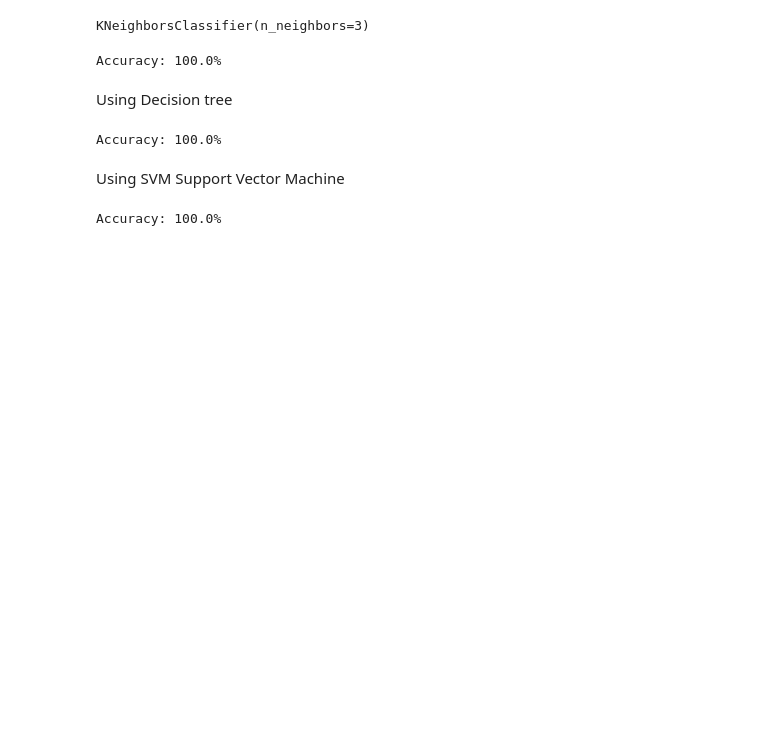
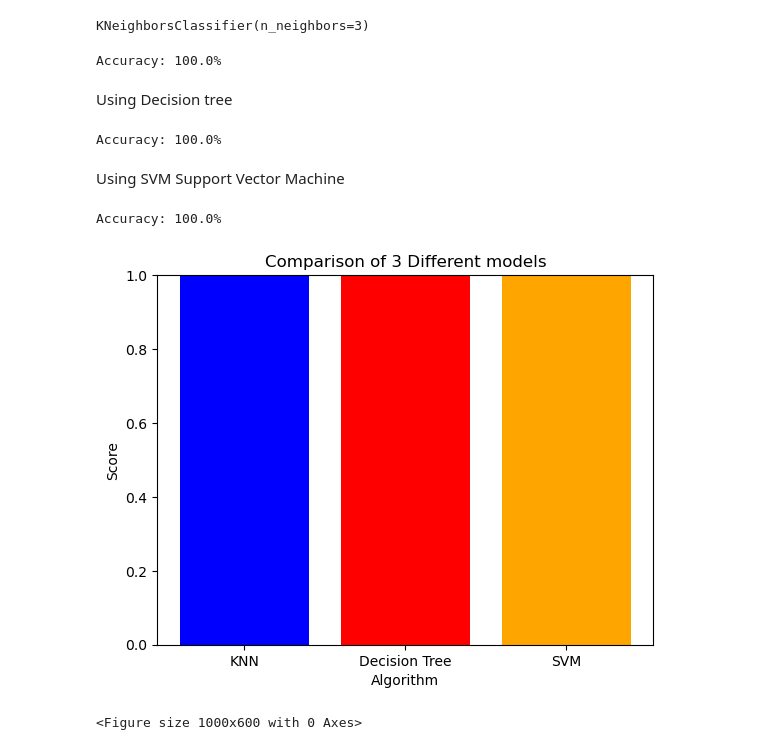
Before and after one commit to DeMoN-7/Iris-Flower-Classification, a Jupyter notebook: main.ipynb, the cells around one changed output. Drawn from its saved outputs; the diff is of its cells as text; code cells hidden in the pictures; blank space fills up the shorter version.

Commit message:
plotting graphs

```diff
--- a/main.ipynb
+++ b/main.ipynb
@@ -96,8 +96,8 @@ KNeighborsClassifier(n_neighbors=3)
 # Predicting using testing data
 y_pred=knn.predict(x_test)
 #calculating the accuracy score by comparing the test data and predicted data
-accuracy=accuracy_score(y_test,y_pred)
-print("Accuracy: "+str(accuracy*100)+"%")
+KNN_accuracy=accuracy_score(y_test,y_pred)
+print("Accuracy: "+str(KNN_accuracy*100)+"%")
 # %% [output]
 Accuracy: 100.0%
 # %% [markdown]
@@ -110,8 +110,8 @@ tree.fit(x_train,y_train)
 # Predicting data using model
 y_pred=tree.predict(x_test)
 # calculating accuracy by comparing test data and predicted data
-accuracy=accuracy_score(y_test,y_pred)
-print("Accuracy: "+str(accuracy*100)+"%")
+tree_accuracy=accuracy_score(y_test,y_pred)
+print("Accuracy: "+str(tree_accuracy*100)+"%")
 # %% [output]
 Accuracy: 100.0%
 # %% [markdown]
@@ -122,9 +122,22 @@ svc=SVC()
 # training the model using training data
 svc.fit(x_train,y_train)
 # predicitng values using svm model
-y_pred=svc.predict(x_test)
+svm_pred=svc.predict(x_test)
 # calculating accuracy score by comparing test and predicited data
-accuracy=accuracy_score(y_test,y_pred)
-print("Accuracy: "+str(accuracy*100)+"%")
+svm_accuracy=accuracy_score(y_test,y_pred)
+print("Accuracy: "+str(svm_accuracy*100)+"%")
 # %% [output]
 Accuracy: 100.0%
+# %%
+algo=["KNN","Decision Tree","SVM"]
+accuracy_scores=[KNN_accuracy,tree_accuracy,svm_accuracy]
+plt.title("Comparison of 3 Different models")
+plt.xlabel("Algorithm")
+plt.ylabel("Score")
+plt.bar(algo,accuracy_scores,color=['blue','red','orange'])
+plt.ylim(0,1)
+plt.figure(figsize=(10,6))
+plt.show()
+# %% [output]
+[figure, added]
+<Figure size 1000x600 with 0 Axes>
```
Also changed, not shown: parts of 1 cell of this notebook.
